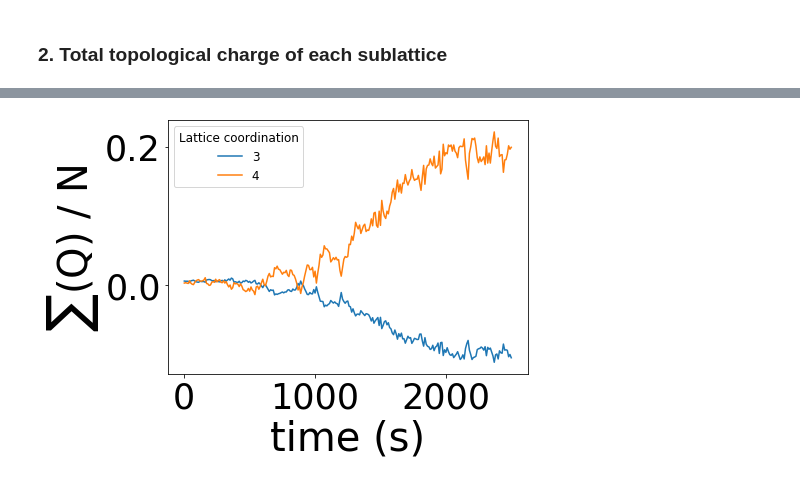
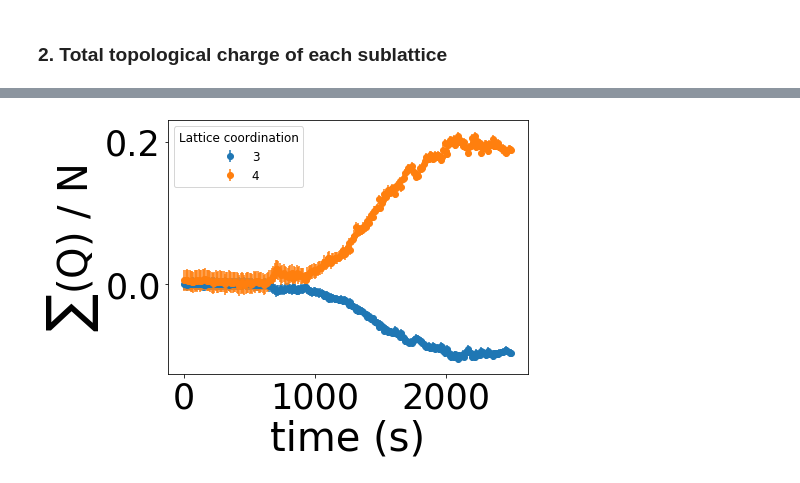
Before and after one commit to crodriga/PROJECT_CairoLattice, a Jupyter notebook: Analysis/Analysis-(Output_Script-8.1)_Topological-charge-Evolution.ipynb, the cells around one changed output, grey strips where cells are left out. Saved outputs shown, nothing was run; the diff lists cells and outputs as text; code cells hidden in the pictures.

```diff
--- a/Analysis/Analysis-(Output_Script-8.1)_Topological-charge-Evolution.ipynb
+++ b/Analysis/Analysis-(Output_Script-8.1)_Topological-charge-Evolution.ipynb
@@ -149,22 +156,22 @@ df
 # %%
 fig, ax = plt.subplots(1, 1, figsize=(7,5))
 
 for typ_m, mtype in df.groupby('coordination'):
 
-    #plt.errorbar(mtype.index.get_level_values("time"), mtype["charge"],yerr = mtype['err'],fmt ='-', label = typ_m)
-    plt.plot(mtype.index.get_level_values("time"), mtype["charge"],'-', label = typ_m)
+    plt.errorbar(mtype.index.get_level_values("time"), mtype["charge"],yerr = mtype['err'],fmt ='o', label = typ_m)
+    #plt.plot(mtype.index.get_level_values("time"), mtype["charge"],'-', label = typ_m)
 
 
 ax.tick_params(axis='y', labelsize=35)
 ax.tick_params(axis='x', labelsize=35)
 ax.legend(fontsize = 12, title= 'Lattice coordination', title_fontsize = 12, ncol = 1)
 
 
 ax.set_xlabel('time (s)', size = 40)
 ax.set_ylabel('$\sum$(Q) / N', size = 40)
 
 
 plt.tight_layout()
 #plt.savefig('ChargeTransfer.png', bbox_inches='tight')
 # %% [output]
-[figure, old version]
+[figure, new version]
```
Also changed, not shown: parts of 6 cells of this notebook, 5 other files.
